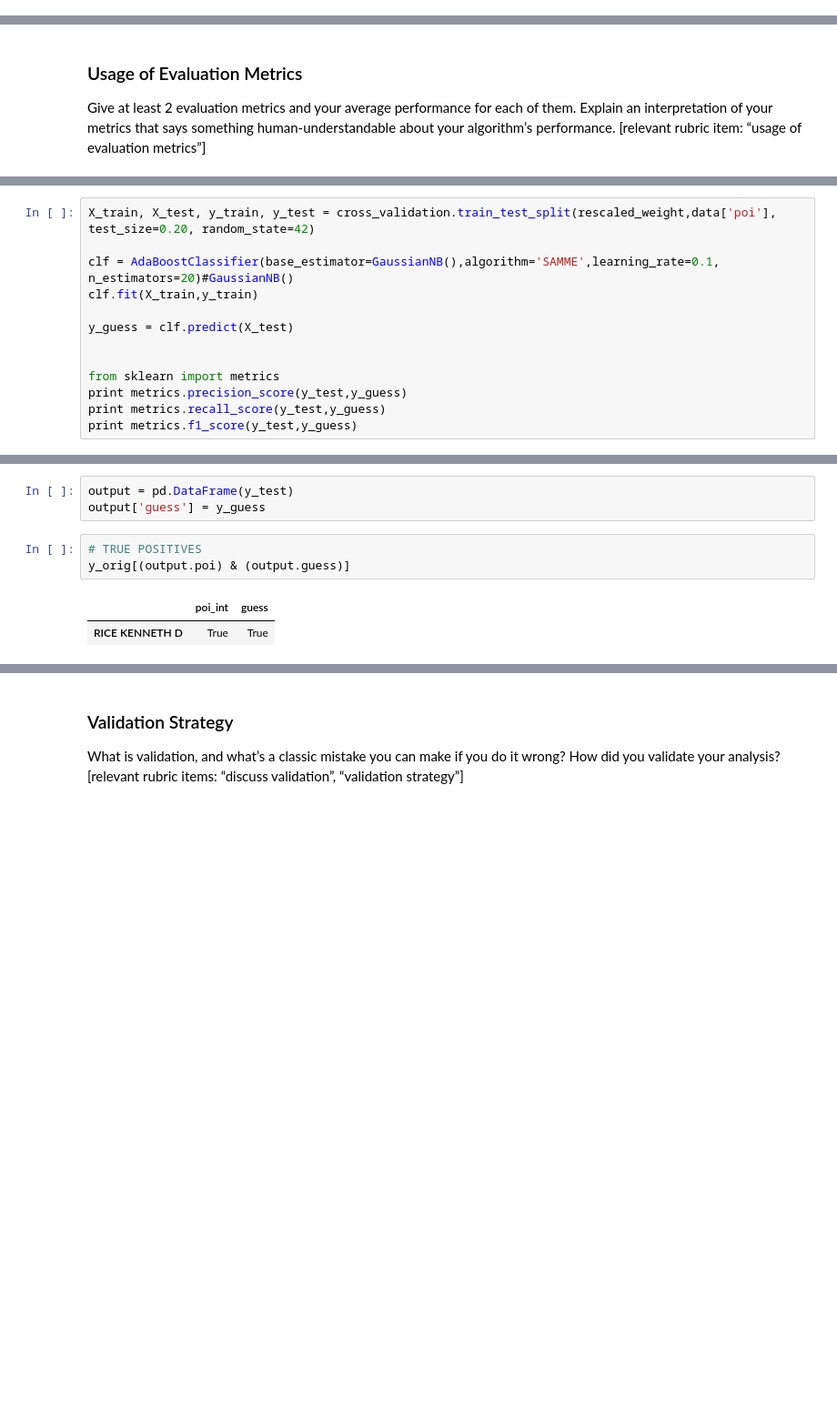
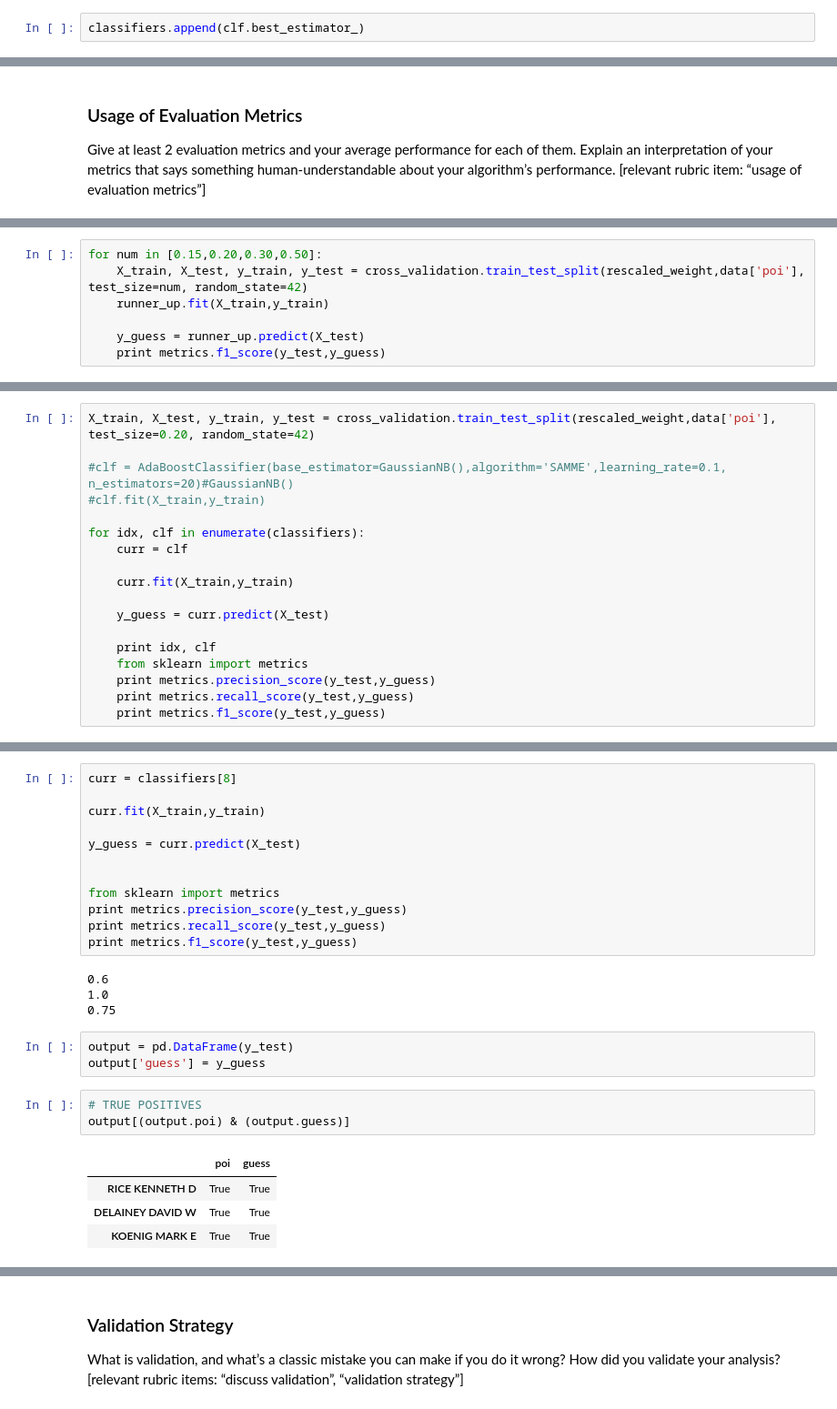
Before and after one commit to lizkalina/poi-classifier, a Jupyter notebook: Identify Fraud from Enron Email.ipynb, the cells around one changed output, grey strips where cells are left out. Shown at 91% size. Cells and saved outputs as stored; diff of their text form; blank space fills up the shorter version.

```diff
--- a/Identify Fraud from Enron Email.ipynb
+++ b/Identify Fraud from Enron Email.ipynb
@@ -429 +395,3 @@ AdaBoostClassifier(algorithm='SAMME', base_estimator=GaussianNB(),
+# %%
+classifiers.append(clf.best_estimator_)
 # %%
@@ -456,0 +542,7 @@ Give at least 2 evaluation metrics and your average performance for each of them
+# %%
+for num in [0.15,0.20,0.30,0.50]:
+    X_train, X_test, y_train, y_test = cross_validation.train_test_split(rescaled_weight,data['poi'], test_size=num, random_state=42)
+    runner_up.fit(X_train,y_train)
+
+    y_guess = runner_up.predict(X_test)
+    print metrics.f1_score(y_test,y_guess)
@@ -457,14 +554,19 @@ Give at least 2 evaluation metrics and your average performance for each of them
 # %%
 X_train, X_test, y_train, y_test = cross_validation.train_test_split(rescaled_weight,data['poi'], test_size=0.20, random_state=42)
 
-clf = AdaBoostClassifier(base_estimator=GaussianNB(),algorithm='SAMME',learning_rate=0.1, n_estimators=20)#GaussianNB()
-clf.fit(X_train,y_train)
+#clf = AdaBoostClassifier(base_estimator=GaussianNB(),algorithm='SAMME',learning_rate=0.1, n_estimators=20)#GaussianNB()
+#clf.fit(X_train,y_train)
 
-y_guess = clf.predict(X_test)
+for idx, clf in enumerate(classifiers):
+    curr = clf
 
+    curr.fit(X_train,y_train)
 
-from sklearn import metrics
-print metrics.precision_score(y_test,y_guess)
-print metrics.recall_score(y_test,y_guess)
-print metrics.f1_score(y_test,y_guess)
+    y_guess = curr.predict(X_test)
+
+    print idx, clf
+    from sklearn import metrics
+    print metrics.precision_score(y_test,y_guess)
+    print metrics.recall_score(y_test,y_guess)
+    print metrics.f1_score(y_test,y_guess)
 # %% [output]
@@ -474,12 +590,30 @@ print metrics.f1_score(y_test,y_guess)
+# %%
+curr = classifiers[8]
+
+curr.fit(X_train,y_train)
+
+y_guess = curr.predict(X_test)
+
+
+from sklearn import metrics
+print metrics.precision_score(y_test,y_guess)
+print metrics.recall_score(y_test,y_guess)
+print metrics.f1_score(y_test,y_guess)
+# %% [output]
+0.6
+1.0
+0.75
 # %%
 output = pd.DataFrame(y_test)
 output['guess'] = y_guess
 # %%
 # TRUE POSITIVES
-y_orig[(output.poi) & (output.guess)]
+output[(output.poi) & (output.guess)]
 # %% [output]
-|  | poi_int | guess |
+|  | poi | guess |
 | RICE KENNETH D | True | True |
+| DELAINEY DAVID W | True | True |
+| KOENIG MARK E | True | True |
 # %%
 # FALSE NEGATIVES
 output[(output.poi == True) & (output.guess == False)]
```
Also changed, not shown: parts of 42 cells of this notebook.
